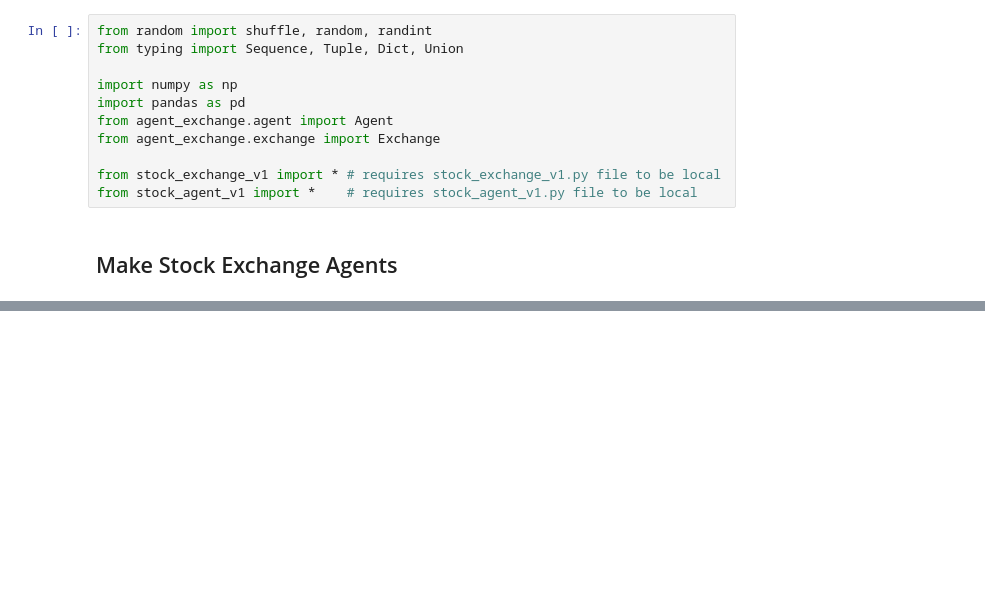
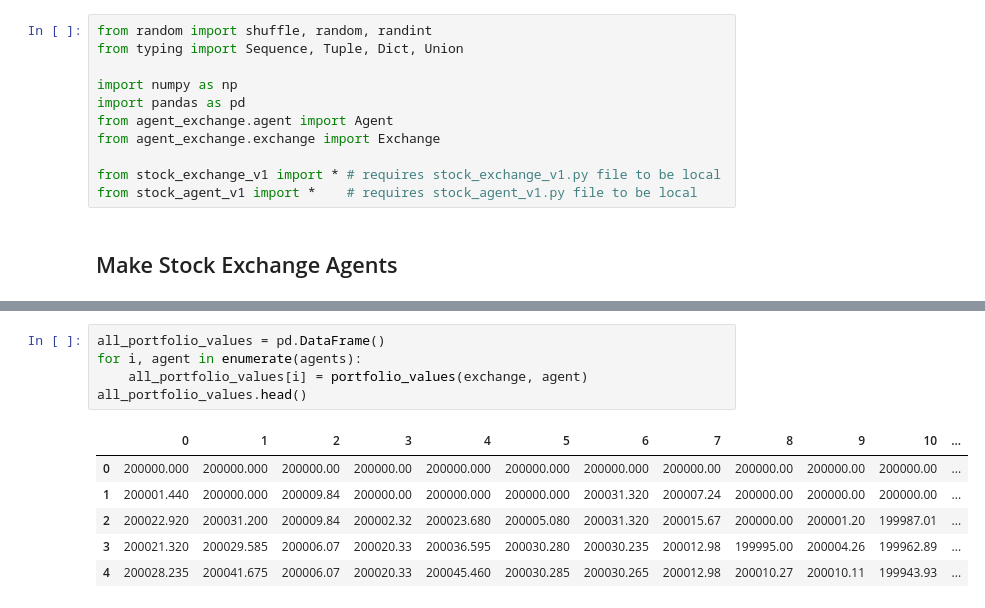
Before and after one commit to maxholloway/agent-exchange, a Jupyter notebook: examples/stock_exchange_v1/stock_exchange_v1.ipynb, the cells around one changed output, grey strips where cells are left out. Drawn from its saved outputs; the diff is of its cells as text; blank space fills up the shorter version.

```diff
--- a/examples/stock_exchange_v1/stock_exchange_v1.ipynb
+++ b/examples/stock_exchange_v1/stock_exchange_v1.ipynb
@@ -101,0 +138,12 @@ agents[-1]
+# %%
+all_portfolio_values = pd.DataFrame()
+for i, agent in enumerate(agents):
+    all_portfolio_values[i] = portfolio_values(exchange, agent)
+all_portfolio_values.head()
+# %% [output]
+|  | 0 | 1 | 2 | 3 | 4 | 5 | 6 | 7 | 8 | 9 | 10 | ... |
+| 0 | 200000.000 | 200000.000 | 200000.00 | 200000.00 | 200000.000 | 200000.000 | 200000.000 | 200000.00 | 200000.00 | 200000.00 | 200000.00 | ... |
+| 1 | 200001.440 | 200000.000 | 200009.84 | 200000.00 | 200000.000 | 200000.000 | 200031.320 | 200007.24 | 200000.00 | 200000.00 | 200000.00 | ... |
+| 2 | 200022.920 | 200031.200 | 200009.84 | 200002.32 | 200023.680 | 200005.080 | 200031.320 | 200015.67 | 200000.00 | 200001.20 | 199987.01 | ... |
+| 3 | 200021.320 | 200029.585 | 200006.07 | 200020.33 | 200036.595 | 200030.280 | 200030.235 | 200012.98 | 199995.00 | 200004.26 | 199962.89 | ... |
+| 4 | 200028.235 | 200041.675 | 200006.07 | 200020.33 | 200045.460 | 200030.285 | 200030.265 | 200012.98 | 200010.27 | 200010.11 | 199943.93 | ... |
```
Also changed, not shown: parts of 14 cells of this notebook, 1 other file.
